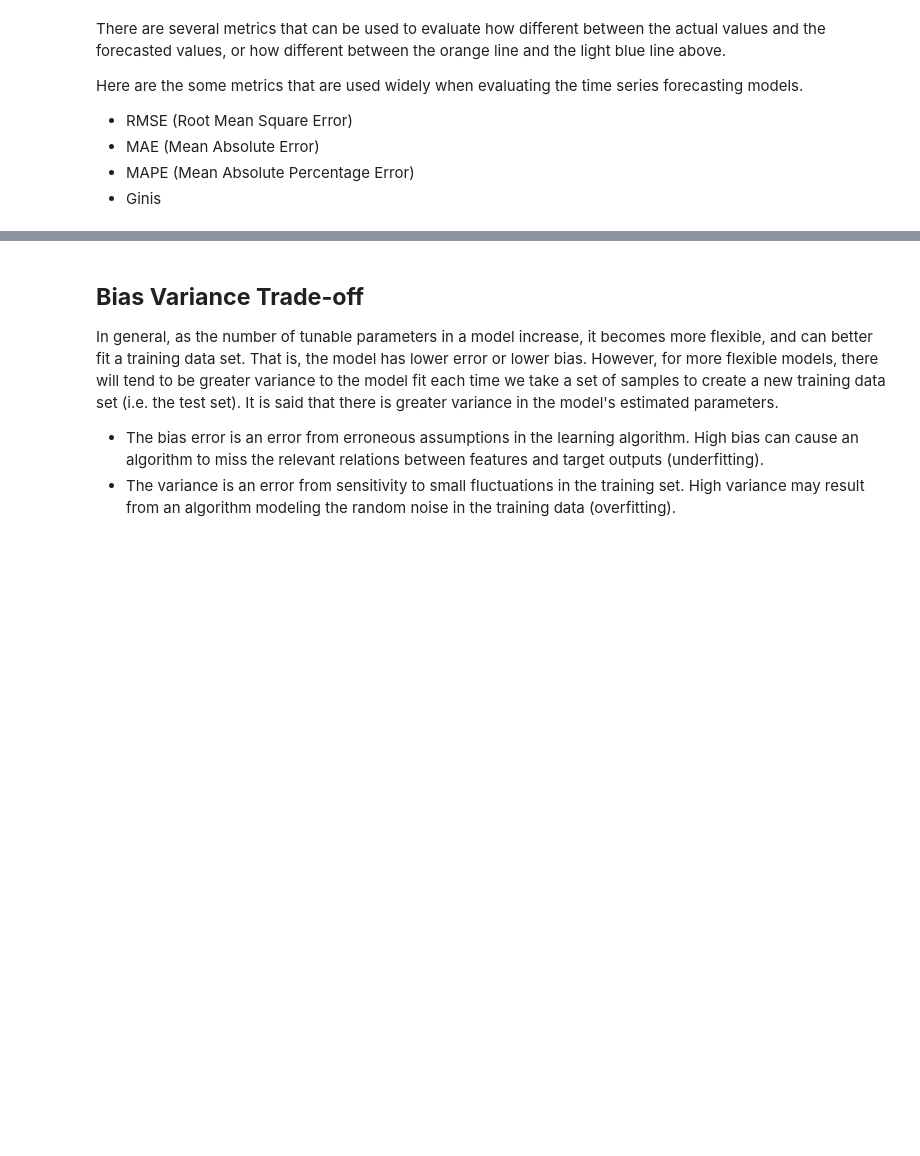
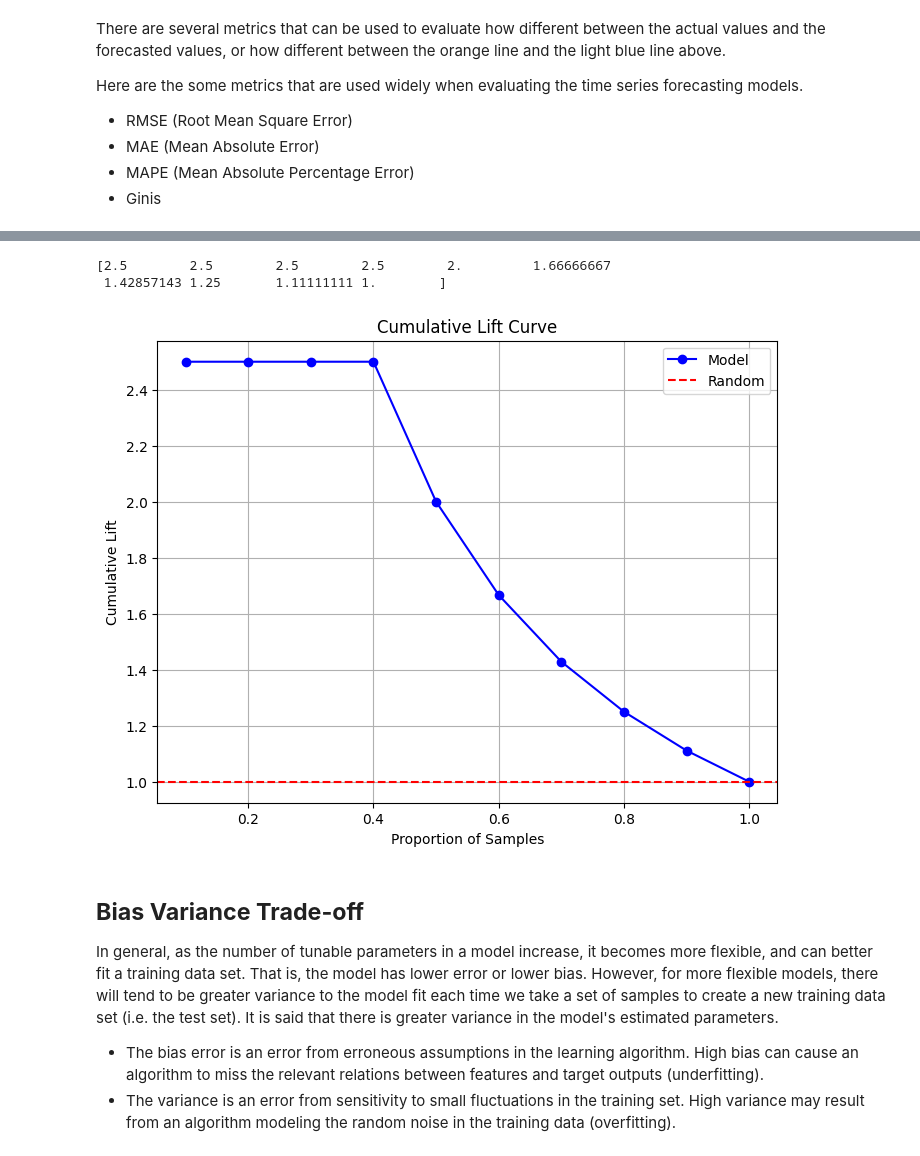
Before and after one commit to supermarmar/guides, a Jupyter notebook: docs/modelling/fundamentals/06_machine_learning/07_model_evaluation/01-goodness-of-fit.ipynb, the cells around one changed output, grey strips where cells are left out. Cells and saved outputs as stored; diff of their text form; code cells hidden in the pictures; blank space fills up the shorter version.

Commit message:
feat: lift ratio

```diff
--- a/docs/modelling/fundamentals/06_machine_learning/07_model_evaluation/01-goodness-of-fit.ipynb
+++ b/docs/modelling/fundamentals/06_machine_learning/07_model_evaluation/01-goodness-of-fit.ipynb
@@ -688,3 +788,52 @@ Here are the some metrics that are used widely when evaluating the time series f
+# %%
+import numpy as np
+
+def cumulative_classification_lift(y_true, y_prob):
+    """
+    Compute the cumulative lift for classification.
+
+    :param y_true: Array-like, true binary labels (0 or 1).
+    :param y_prob: Array-like, predicted probabilities for the positive class.
+    :return: List of cumulative lift values.
+    """
+    # Sort y_true based on predicted probabilities in descending order
+    sorted_indices = np.argsort(y_prob)[::-1]
+    y_true_sorted = y_true[sorted_indices]
+
+    n = len(y_true)
+    cumulative_positive = np.cumsum(y_true_sorted)
+
+    # Calculate cumulative percentage of actual positives
+    cumulative_positive_percentage = cumulative_positive / np.arange(1, n + 1)
+
+    # Overall percentage of actual positives in the dataset
+    overall_positive_percentage = np.sum(y_true) / n
+
+    cumulative_lifts = cumulative_positive_percentage / overall_positive_percentage
+
+    return cumulative_lifts
+y_true = np.array([0, 1, 1, 0, 1, 0, 1, 0, 0, 0])
+y_prob = np.array([0.2, 0.9, 0.8, 0.1, 0.85, 0.3, 0.7, 0.4, 0.5, 0.2])  # Predicted probabilities for the positive class
+
+cumulative_lift_values = cumulative_classification_lift(y_true, y_prob)
+print(cumulative_lift_values)
+# %% [output]
+[2.5        2.5        2.5        2.5        2.         1.66666667
+ 1.42857143 1.25       1.11111111 1.        ]
+# %%
+from matplotlib import pyplot as plt
+
+plt.figure(figsize=(8, 6))
+plt.plot(np.arange(1, len(y_true) + 1) / len(y_true), cumulative_lift_values, marker='o', linestyle='-', color='b')
+plt.axhline(y=1, color='red', linestyle='--')
+plt.xlabel('Proportion of Samples')
+plt.ylabel('Cumulative Lift')
+plt.title('Cumulative Lift Curve')
+plt.legend(['Model', 'Random'])
+plt.grid(True)
+plt.show()
+# %% [output]
+[figure, added]
 # %% [markdown]
 ## **Bias Variance Trade-off**
 
```
Also changed, not shown: parts of 6 cells of this notebook, 1 other file.
